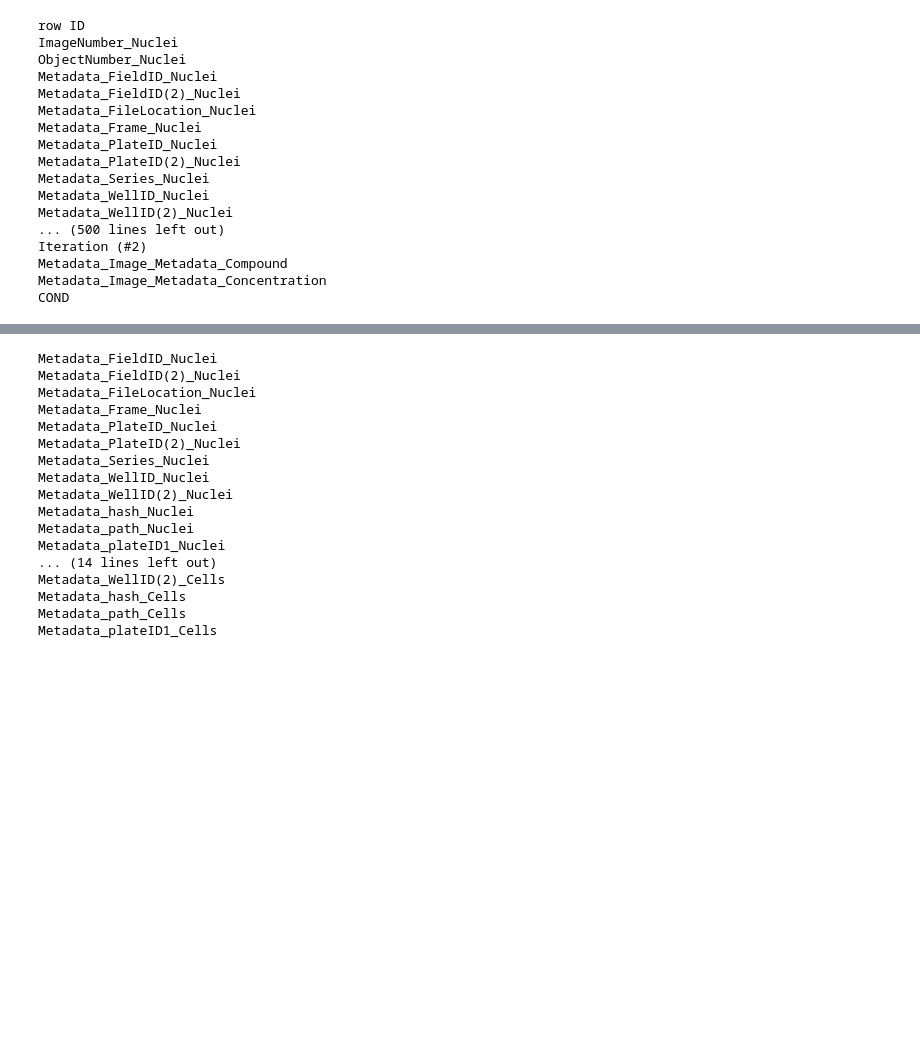
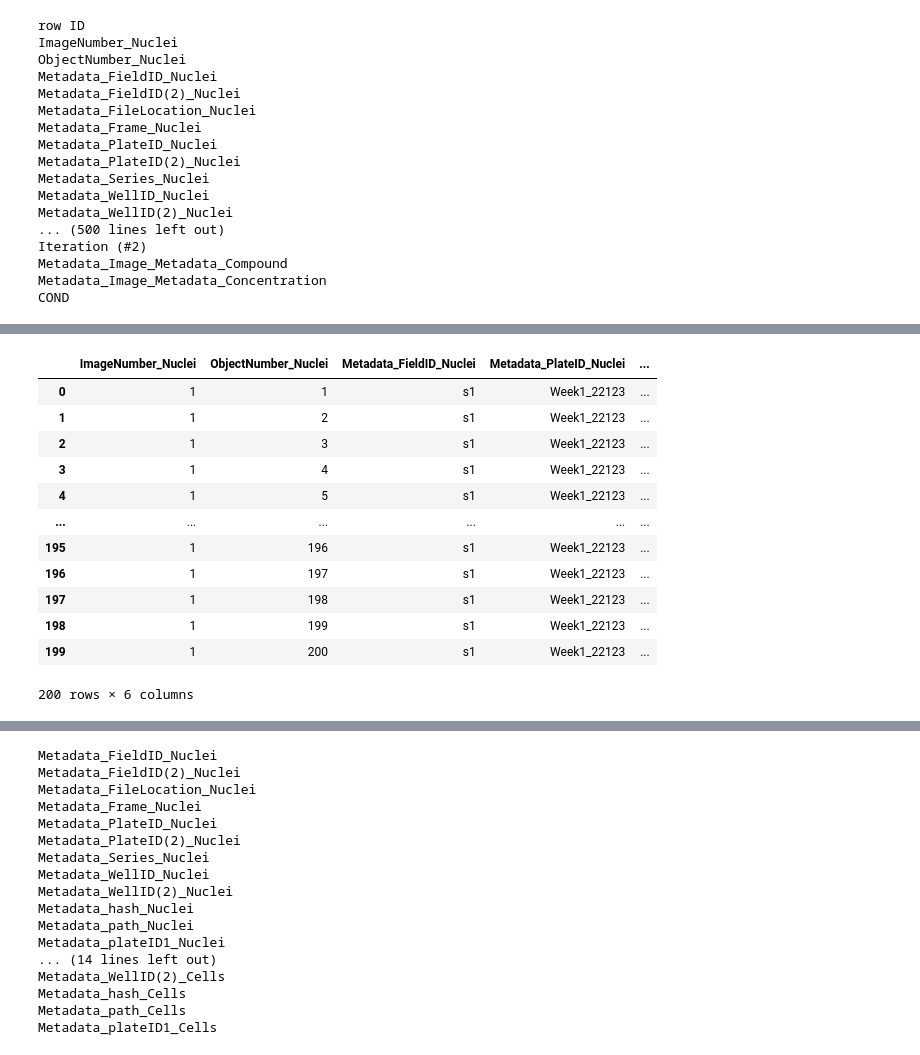
Before and after one commit to RenlyH/AttentionSet-cell-painting, a Jupyter notebook: Jonny_profile.ipynb, the cells around one changed output, grey strips where cells are left out. Drawn from its saved outputs; the diff is of its cells as text; code cells hidden in the pictures; blank space fills up the shorter version.

```diff
--- a/Jonny_profile.ipynb
+++ b/Jonny_profile.ipynb
@@ -95,0 +116,16 @@ week1 = pd.read_csv("Week1_22123_Joined.csv")
+# %%
+week1_breif[week1_breif["ImageNumber_Nuclei"]==1]
+# %% [output]
+|  | ImageNumber_Nuclei | ObjectNumber_Nuclei | Metadata_FieldID_Nuclei | Metadata_PlateID_Nuclei | ... |
+| 0 | 1 | 1 | s1 | Week1_22123 | ... |
+| 1 | 1 | 2 | s1 | Week1_22123 | ... |
+| 2 | 1 | 3 | s1 | Week1_22123 | ... |
+| 3 | 1 | 4 | s1 | Week1_22123 | ... |
+| 4 | 1 | 5 | s1 | Week1_22123 | ... |
+| ... | ... | ... | ... | ... | ... |
+| 195 | 1 | 196 | s1 | Week1_22123 | ... |
+| 196 | 1 | 197 | s1 | Week1_22123 | ... |
+| 197 | 1 | 198 | s1 | Week1_22123 | ... |
+| 198 | 1 | 199 | s1 | Week1_22123 | ... |
+| 199 | 1 | 200 | s1 | Week1_22123 | ... |
+200 rows × 6 columns
```
Also changed, not shown: parts of 3 cells of this notebook, 8 other files.
